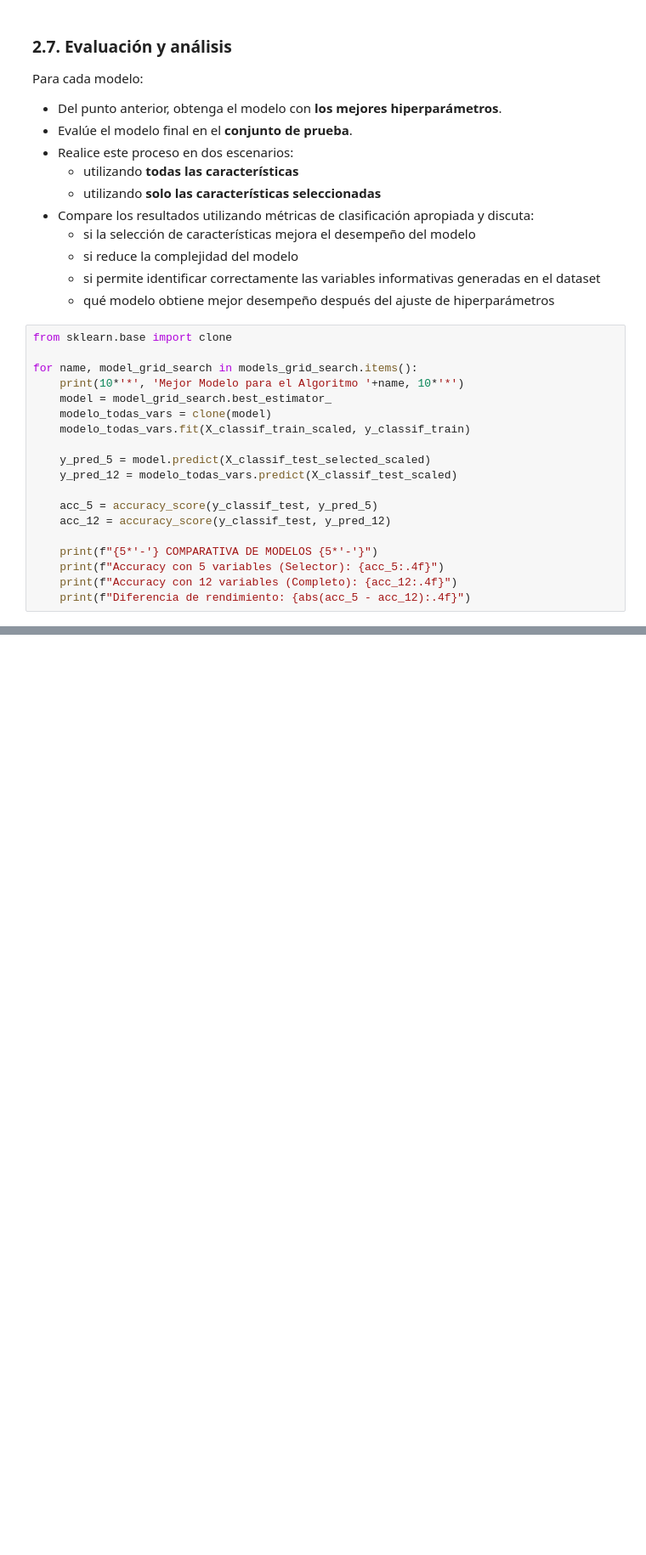
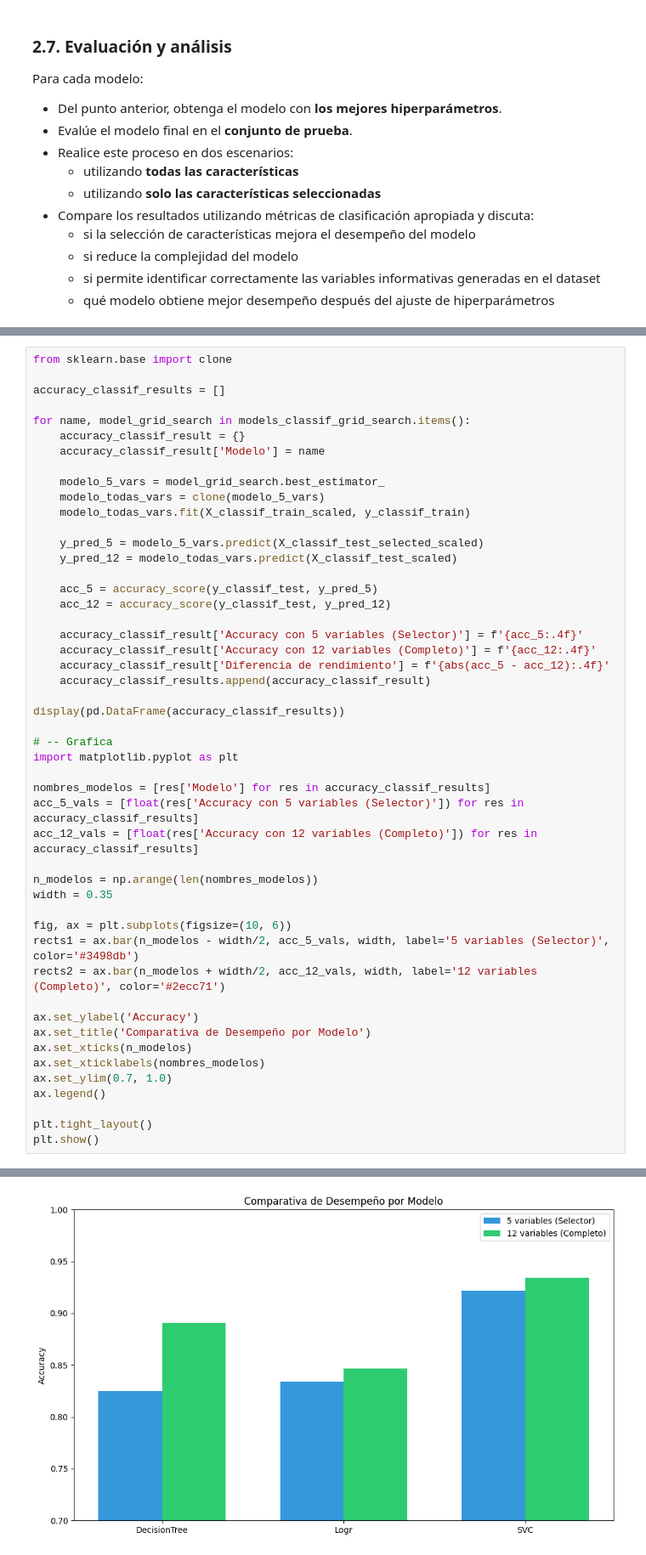
Before and after one commit to cedaniel200/viu-aprendizaje-supervisado, a Jupyter notebook: examen_practico/Script_C1_CesarDaniel_MenesesGuevara.ipynb, the cells around one changed output, grey strips where cells are left out. Shown at 85% size. Cells and saved outputs as stored; diff of their text form; blank space fills up the shorter version.

```diff
--- a/examen_practico/Script_C1_CesarDaniel_MenesesGuevara.ipynb
+++ b/examen_practico/Script_C1_CesarDaniel_MenesesGuevara.ipynb
@@ -465,22 +504,3 @@ Para cada modelo:
   - si reduce la complejidad del modelo
   - si permite identificar correctamente las variables informativas generadas en el dataset
   - qué modelo obtiene mejor desempeño después del ajuste de hiperparámetros
-# %%
-from sklearn.base import clone
-
-for name, model_grid_search in models_grid_search.items():
-    print(10*'*', 'Mejor Modelo para el Algoritmo '+name, 10*'*')
-    model = model_grid_search.best_estimator_
-    modelo_todas_vars = clone(model)
-    modelo_todas_vars.fit(X_classif_train_scaled, y_classif_train)
-
-    y_pred_5 = model.predict(X_classif_test_selected_scaled)
-    y_pred_12 = modelo_todas_vars.predict(X_classif_test_scaled)
-
-    acc_5 = accuracy_score(y_classif_test, y_pred_5)
-    acc_12 = accuracy_score(y_classif_test, y_pred_12)
-
-    print(f"{5*'-'} COMPARATIVA DE MODELOS {5*'-'}")
-    print(f"Accuracy con 5 variables (Selector): {acc_5:.4f}")
-    print(f"Accuracy con 12 variables (Completo): {acc_12:.4f}")
-    print(f"Diferencia de rendimiento: {abs(acc_5 - acc_12):.4f}")
@@ -502,0 +507,50 @@ Diferencia de rendimiento: 0.0188
+# %%
+from sklearn.base import clone
+
+accuracy_classif_results = []
+
+for name, model_grid_search in models_classif_grid_search.items():
+    accuracy_classif_result = {}
+    accuracy_classif_result['Modelo'] = name
+
+    modelo_5_vars = model_grid_search.best_estimator_
+    modelo_todas_vars = clone(modelo_5_vars)
+    modelo_todas_vars.fit(X_classif_train_scaled, y_classif_train)
+
+    y_pred_5 = modelo_5_vars.predict(X_classif_test_selected_scaled)
+    y_pred_12 = modelo_todas_vars.predict(X_classif_test_scaled)
+
+    acc_5 = accuracy_score(y_classif_test, y_pred_5)
+    acc_12 = accuracy_score(y_classif_test, y_pred_12)
+
+    accuracy_classif_result['Accuracy con 5 variables (Selector)'] = f'{acc_5:.4f}'
+    accuracy_classif_result['Accuracy con 12 variables (Completo)'] = f'{acc_12:.4f}'
+    accuracy_classif_result['Diferencia de rendimiento'] = f'{abs(acc_5 - acc_12):.4f}'
+    accuracy_classif_results.append(accuracy_classif_result)
+
+display(pd.DataFrame(accuracy_classif_results))
+
+# -- Grafica
+import matplotlib.pyplot as plt
+
+nombres_modelos = [res['Modelo'] for res in accuracy_classif_results]
+acc_5_vals = [float(res['Accuracy con 5 variables (Selector)']) for res in accuracy_classif_results]
+acc_12_vals = [float(res['Accuracy con 12 variables (Completo)']) for res in accuracy_classif_results]
+
+n_modelos = np.arange(len(nombres_modelos))
+width = 0.35
+
+fig, ax = plt.subplots(figsize=(10, 6))
+rects1 = ax.bar(n_modelos - width/2, acc_5_vals, width, label='5 variables (Selector)', color='#3498db')
+rects2 = ax.bar(n_modelos + width/2, acc_12_vals, width, label='12 variables (Completo)', color='#2ecc71')
+
+ax.set_ylabel('Accuracy')
+ax.set_title('Comparativa de Desempeño por Modelo')
+ax.set_xticks(n_modelos)
+ax.set_xticklabels(nombres_modelos)
+ax.set_ylim(0.7, 1.0)
+ax.legend()
+
+plt.tight_layout()
+plt.show()
+# %% [output]
@@ -503,3 +561,4 @@ Diferencia de rendimiento: 0.0188
+[figure, added]
 # %% [markdown]
 Con base en los anteriores resultados, se puede decir que:
 
```
Also changed, not shown: parts of 17 cells of this notebook.
